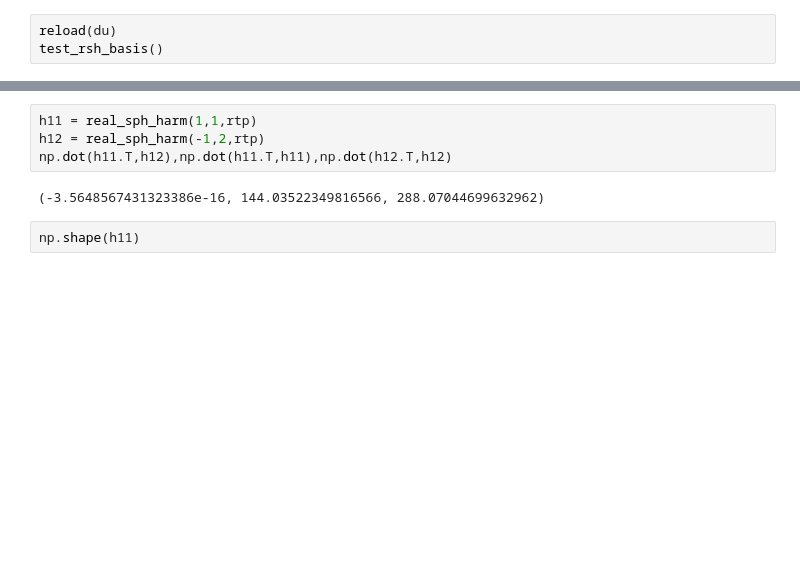
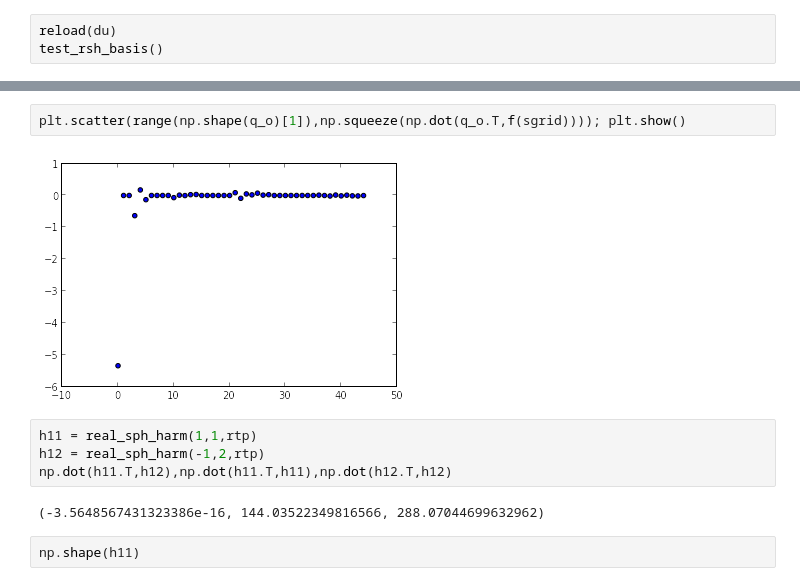
Before and after one commit to snarles/donuts2, a Jupyter notebook: analyses/theorySphHrm.ipynb, the cells around one changed output, grey strips where cells are left out. Drawn from its saved outputs; the diff is of its cells as text; blank space fills up the shorter version.

```diff
--- a/analyses/theorySphHrm.ipynb
+++ b/analyses/theorySphHrm.ipynb
@@ -153,3 +173,7 @@ Arrays are not almost equal to 7 decimals
+# %%
+plt.scatter(range(np.shape(q_o)[1]),np.squeeze(np.dot(q_o.T,f(sgrid)))); plt.show()
+# %% [output]
+[figure, added]
 # %%
 h11 = real_sph_harm(1,1,rtp)
 h12 = real_sph_harm(-1,2,rtp)
```
Also changed, not shown: parts of 8 cells of this notebook, 1 other file.
